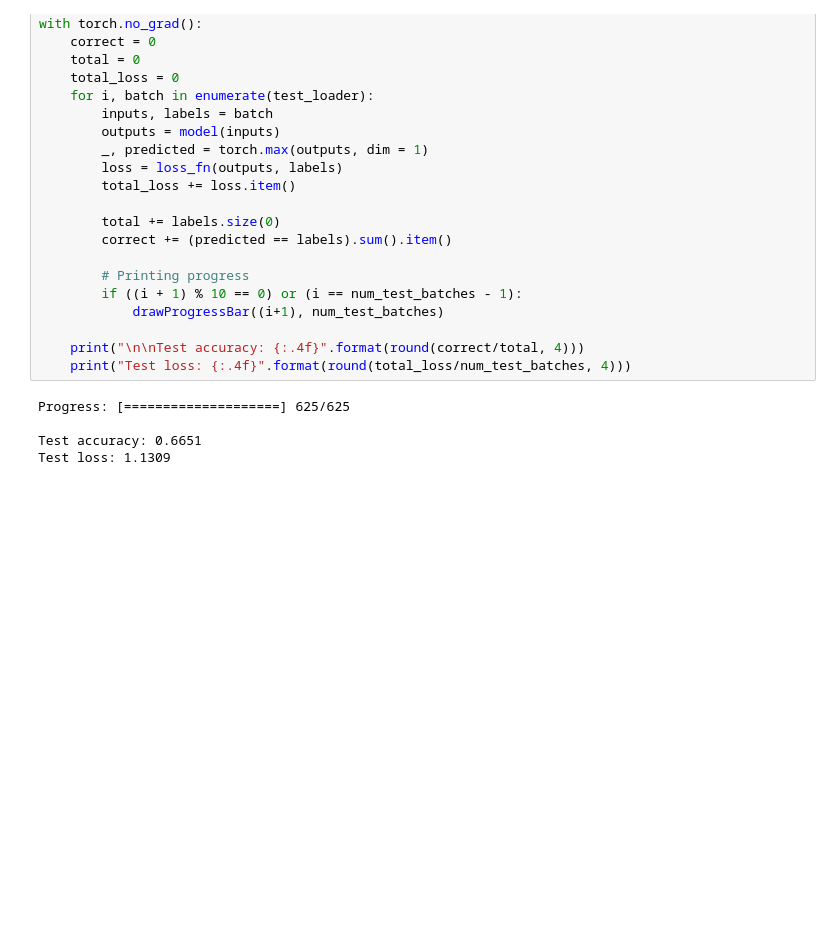
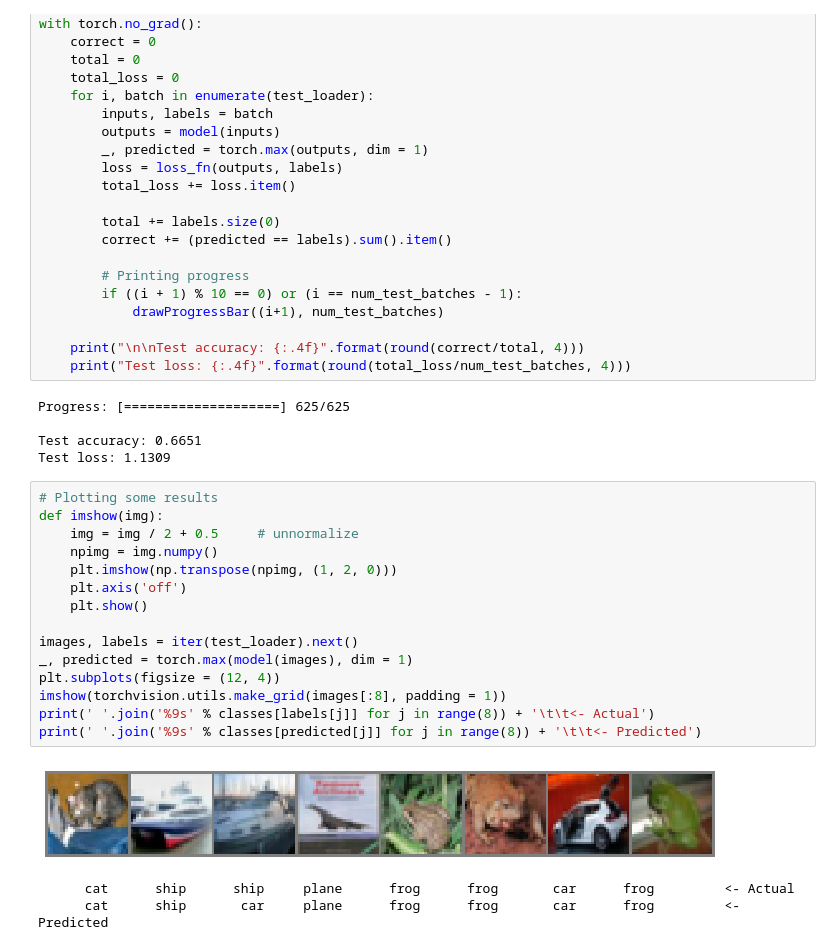
Before and after one commit to smitkiri/pytorch-applications, a Jupyter notebook: CIFAR10.ipynb, the cells around one changed output. Cells and saved outputs as stored; diff of their text form; blank space fills up the shorter version.

Commit message:
Added some visual results

```diff
--- a/CIFAR10.ipynb
+++ b/CIFAR10.ipynb
@@ -256,3 +260,22 @@ Progress: [====================] 625/625
 
 Test accuracy: 0.6651
 Test loss: 1.1309
+# %%
+# Plotting some results
+def imshow(img):
+    img = img / 2 + 0.5     # unnormalize
+    npimg = img.numpy()
+    plt.imshow(np.transpose(npimg, (1, 2, 0)))
+    plt.axis('off')
+    plt.show()
+
+images, labels = iter(test_loader).next()
+_, predicted = torch.max(model(images), dim = 1)
+plt.subplots(figsize = (12, 4))
+imshow(torchvision.utils.make_grid(images[:8], padding = 1))
+print(' '.join('%9s' % classes[labels[j]] for j in range(8)) + '\t\t<- Actual')
+print(' '.join('%9s' % classes[predicted[j]] for j in range(8)) + '\t\t<- Predicted')
+# %% [output]
+[figure, added]
+      cat      ship      ship     plane      frog      frog       car      frog         <- Actual
+      cat      ship       car     plane      frog      frog       car      frog         <- Predicted
```
Also changed, not shown: parts of 2 cells of this notebook.
